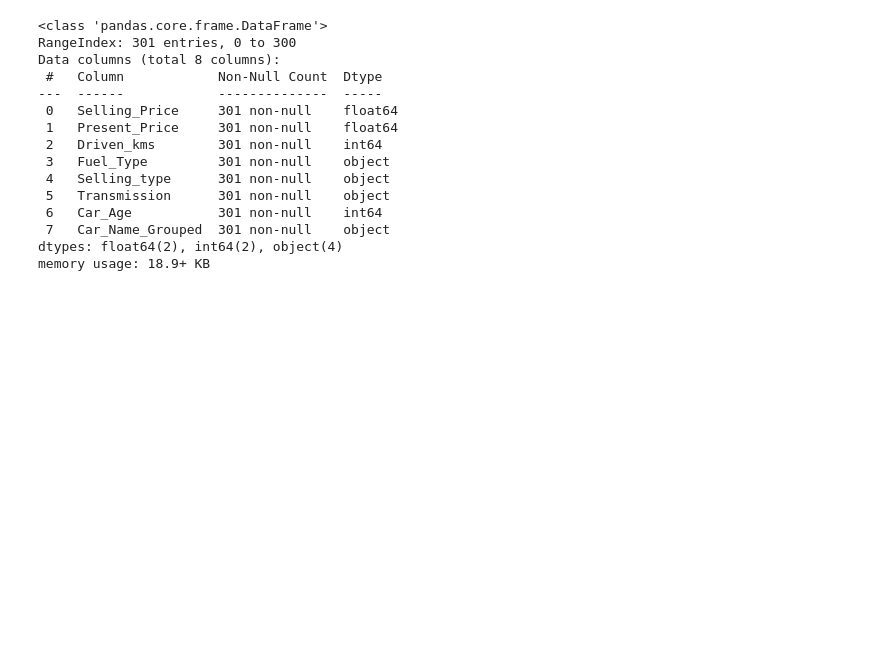
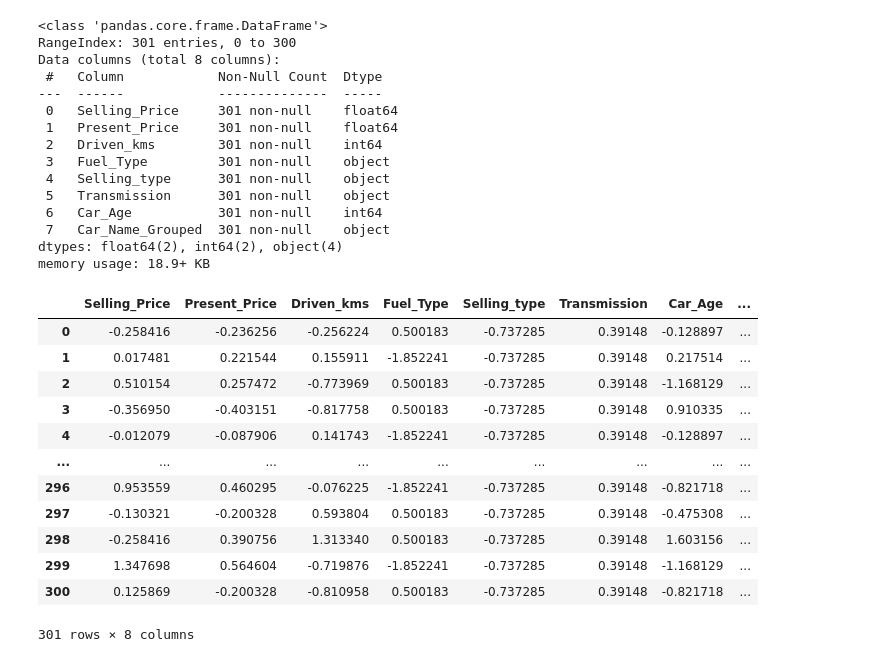
Before and after one commit to Encore-SKN-17/ML_MINI_3TEAM, a Jupyter notebook: ml_car_price_prediction.ipynb, the cells around one changed output. Drawn from its saved outputs; the diff is of its cells as text; code cells hidden in the pictures; blank space fills up the shorter version.

Commit message:
change scaling

```diff
--- a/ml_car_price_prediction.ipynb
+++ b/ml_car_price_prediction.ipynb
@@ -318 +292,40 @@ standard_sc.transform(iris_ds.data)
+# %%
+import pandas as pd
+import numpy as np
+from sklearn.model_selection import train_test_split, GridSearchCV, cross_val_score
+from sklearn.pipeline import Pipeline
+from sklearn.preprocessing import OneHotEncoder, StandardScaler, LabelEncoder
+from sklearn.compose import ColumnTransformer
+from sklearn.ensemble import RandomForestRegressor, GradientBoostingRegressor
+
+label_encoders = {}
+categorical_cols = df.select_dtypes(include=['object']).columns
+numerical_cols = df.select_dtypes(include=['int64','float64']).columns
+
+# Label Encoding for categorical columns
+for ccol in categorical_cols:
+    le = LabelEncoder()
+    df[ccol] = le.fit_transform(df[ccol].astype(str))
+    label_encoders[ccol] = le  # 저장해두면 나중에 역변환할 수 있음
+
+# Standard Scaling for numerical columns
+for ncol in numerical_cols:
+    sc = StandardScaler()
+    df[[ncol]] = sc.fit_transform(df[[ncol]].astype(float))
+
+df
+# %% [output]
+|  | Selling_Price | Present_Price | Driven_kms | Fuel_Type | Selling_type | Transmission | Car_Age | ... |
+| 0 | -0.258416 | -0.236256 | -0.256224 | 0.500183 | -0.737285 | 0.39148 | -0.128897 | ... |
+| 1 | 0.017481 | 0.221544 | 0.155911 | -1.852241 | -0.737285 | 0.39148 | 0.217514 | ... |
+| 2 | 0.510154 | 0.257472 | -0.773969 | 0.500183 | -0.737285 | 0.39148 | -1.168129 | ... |
+| 3 | -0.356950 | -0.403151 | -0.817758 | 0.500183 | -0.737285 | 0.39148 | 0.910335 | ... |
+| 4 | -0.012079 | -0.087906 | 0.141743 | -1.852241 | -0.737285 | 0.39148 | -0.128897 | ... |
+| ... | ... | ... | ... | ... | ... | ... | ... | ... |
+| 296 | 0.953559 | 0.460295 | -0.076225 | -1.852241 | -0.737285 | 0.39148 | -0.821718 | ... |
+| 297 | -0.130321 | -0.200328 | 0.593804 | 0.500183 | -0.737285 | 0.39148 | -0.475308 | ... |
+| 298 | -0.258416 | 0.390756 | 1.313340 | 0.500183 | -0.737285 | 0.39148 | 1.603156 | ... |
+| 299 | 1.347698 | 0.564604 | -0.719876 | -1.852241 | -0.737285 | 0.39148 | -1.168129 | ... |
+| 300 | 0.125869 | -0.200328 | -0.810958 | 0.500183 | -0.737285 | 0.39148 | -0.821718 | ... |
+301 rows × 8 columns
 # %%
```
Also changed, not shown: parts of 4 cells of this notebook.
